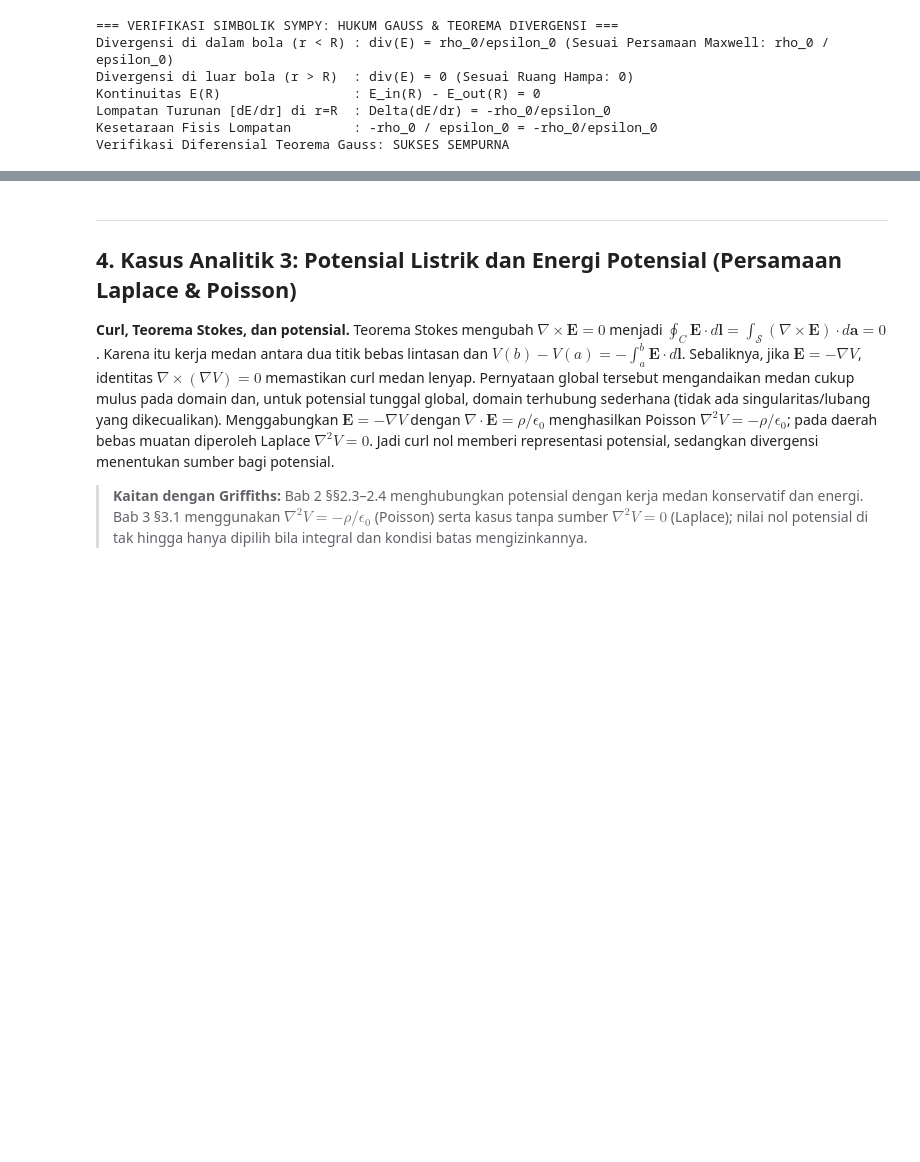
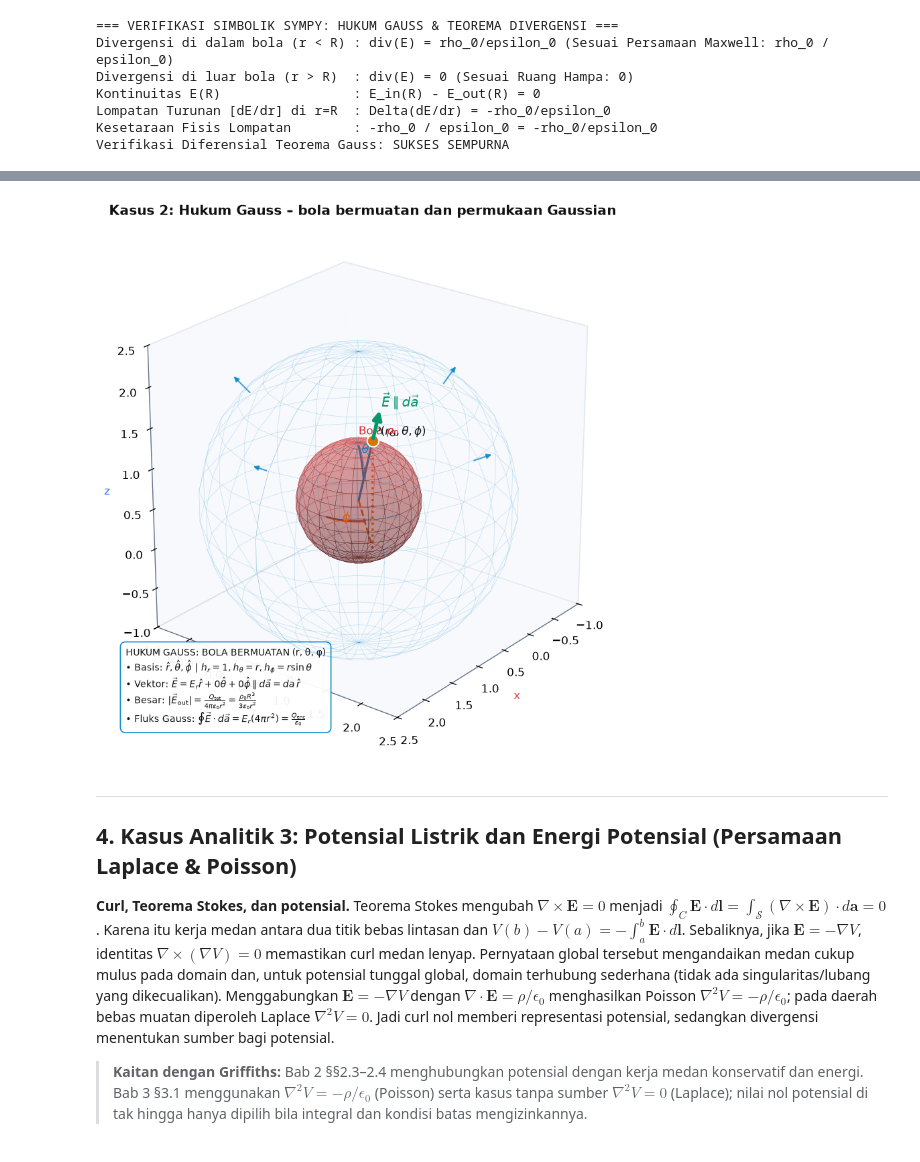
Before and after one commit to rootasgard/electrodynamic, a Jupyter notebook: elektrostatik.ipynb, the cells around one changed output, grey strips where cells are left out. Saved outputs shown, nothing was run; the diff lists cells and outputs as text; code cells hidden in the pictures; blank space fills up the shorter version.

```diff
--- a/elektrostatik.ipynb
+++ b/elektrostatik.ipynb
@@ -846,7 +483,7 @@ def plot_gauss_scene(title="Proyeksi Koordinat Bola: Hukum Gauss & Fluks Medan L
     """Visualisasi Proyeksi 3D Hukum Gauss pada Bola Pejal Bermuatan (Koordinat Bola)."""
     fig = plt.figure(dpi=120, figsize=(8, 7))
     ax = fig.add_subplot(111, projection='3d')
-    setup_3d_pane(ax, xlim=(-1.0, 2.5), ylim=(-1.0, 2.5), zlim=(-1.0, 2.5), axis_len=2.4)
+    setup_3d_pane(ax, xlim=(-1.0, 2.5), ylim=(-1.0, 2.5), zlim=(-1.0, 2.5))
 
     # 1. Bola Sumber Bermuatan (R = 0.75)
     R_src = 0.75
@@ -886,24 +523,9 @@ def plot_gauss_scene(title="Proyeksi Koordinat Bola: Hukum Gauss & Fluks Medan L
     ax.plot(0.6*np.cos(arc_phi), 0.6*np.sin(arc_phi), 0, color='#ea580c', lw=1.8)
     ax.text(0.7*np.cos(phi0/2), 0.7*np.sin(phi0/2), 0.04, r'$\phi$', color='#ea580c', fontweight='bold', fontsize=11)
 
-    # 4. Triad Basis Bola di P
-    u_len = 0.75
+    # Satu panah radial mewakili medan dan normal permukaan yang sejajar.
     rx = np.sin(th0)*np.cos(phi0); ry = np.sin(th0)*np.sin(phi0); rz = np.cos(th0)
-    tx = np.cos(th0)*np.cos(phi0); ty = np.cos(th0)*np.sin(phi0); tz = -np.sin(th0)
-    px = -np.sin(phi0); py = np.cos(phi0); pz = 0.0
-
-    ax.add_artist(Arrow3D([xp, xp+u_len*rx], [yp, yp+u_len*ry], [zs_p, zs_p+u_len*rz],
-                          mutation_scale=12, color='#0284c7', arrowstyle='-|>', lw=2.2))
-    ax.text(xp+u_len*rx+0.06, yp+u_len*ry+0.06, zs_p+u_len*rz+0.06, r'$\hat{r}$', color='#0284c7', fontweight='bold', fontsize=11)
-
-    ax.add_artist(Arrow3D([xp, xp+u_len*tx], [yp, yp+u_len*ty], [zs_p, zs_p+u_len*tz],
-                          mutation_scale=12, color='#ea580c', arrowstyle='-|>', lw=2.2))
-    ax.text(xp+u_len*tx+0.06, yp+u_len*ty+0.06, zs_p+u_len*tz+0.06, r'$\hat{\theta}$', color='#ea580c', fontweight='bold', fontsize=11)
-
-    ax.add_artist(Arrow3D([xp, xp+u_len*px], [yp, yp+u_len*py], [zs_p, zs_p+u_len*pz],
-                          mutation_scale=12, color='#7c3aed', arrowstyle='-|>', lw=2.2))
-    ax.text(xp+u_len*px-0.08, yp+u_len*py+0.06, zs_p+0.06, r'$\hat{\phi}$', color='#7c3aed', fontweight='bold', fontsize=11)
-
+    E_len = 0.8
     # 5. Panah Fluks E || da (Kollinear Normal Radial)
     E_len = 0.95
     ax.add_artist(Arrow3D([xp, xp+E_len*rx], [yp, yp+E_len*ry], [zs_p, zs_p+E_len*rz],
@@ -941,3 +562,4 @@ plot_gauss_scene("Kasus 2: Hukum Gauss – bola bermuatan dan permukaan Gaussian
+[figure, added]
 # %% [markdown]
 ---
 ## 4. Kasus Analitik 3: Potensial Listrik dan Energi Potensial (Persamaan Laplace & Poisson)
```
Also changed, not shown: parts of 17 cells of this notebook, 6 other files.
